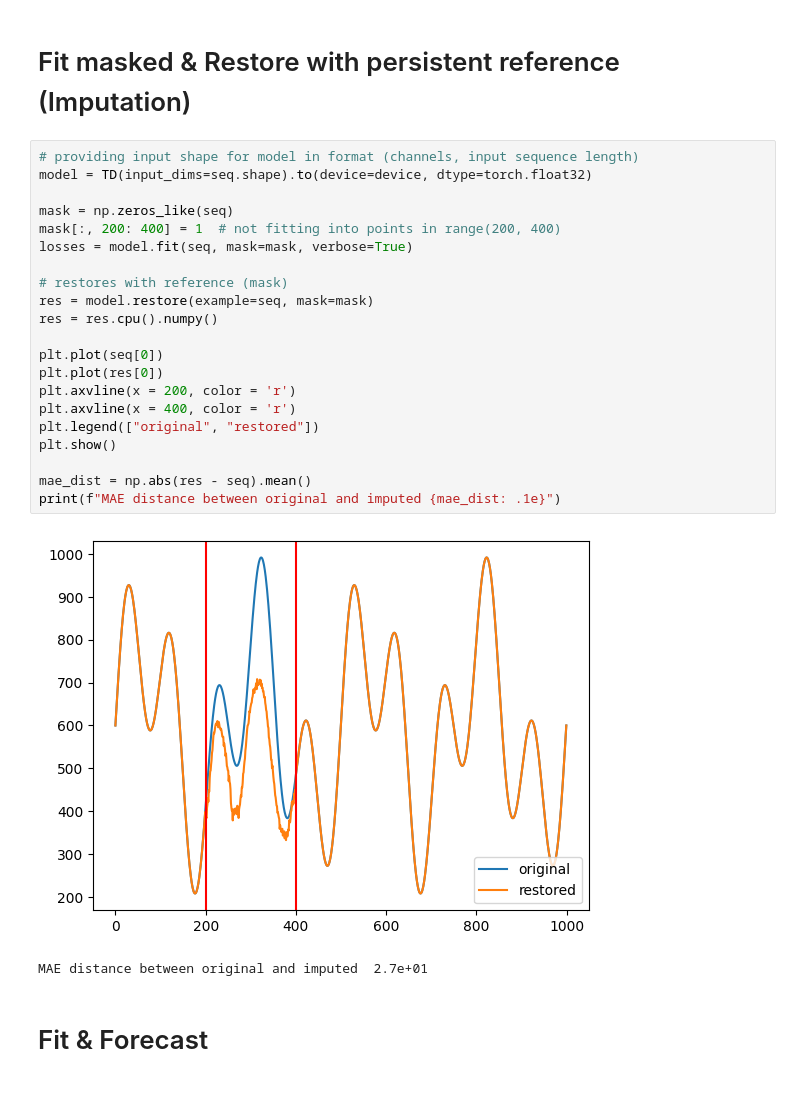
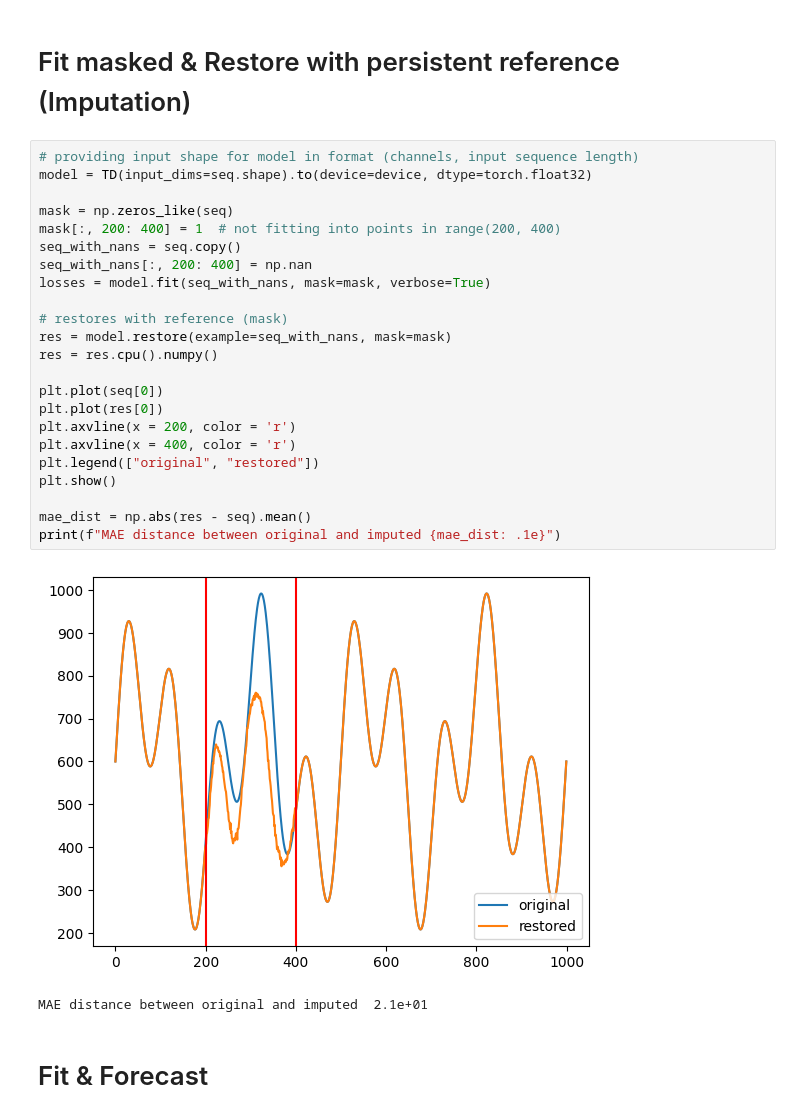
Before and after one commit to timetoai/TimeDiffusion, a Jupyter notebook: examples/example_1d_data.ipynb, the cells around one changed output. Saved outputs shown, nothing was run; the diff lists cells and outputs as text.

Commit message:
imputation example update with nans

```diff
--- a/examples/example_1d_data.ipynb
+++ b/examples/example_1d_data.ipynb
@@ -48,27 +48,29 @@ MAE distance between original and restored  3.2e+01
 # %%
 # providing input shape for model in format (channels, input sequence length)
 model = TD(input_dims=seq.shape).to(device=device, dtype=torch.float32)
 
 mask = np.zeros_like(seq)
 mask[:, 200: 400] = 1  # not fitting into points in range(200, 400)
-losses = model.fit(seq, mask=mask, verbose=True)
+seq_with_nans = seq.copy()
+seq_with_nans[:, 200: 400] = np.nan
+losses = model.fit(seq_with_nans, mask=mask, verbose=True)
 
 # restores with reference (mask)
-res = model.restore(example=seq, mask=mask)
+res = model.restore(example=seq_with_nans, mask=mask)
 res = res.cpu().numpy()
 
 plt.plot(seq[0])
 plt.plot(res[0])
 plt.axvline(x = 200, color = 'r')
 plt.axvline(x = 400, color = 'r')
 plt.legend(["original", "restored"])
 plt.show()
 
 mae_dist = np.abs(res - seq).mean()
 print(f"MAE distance between original and imputed {mae_dist: .1e}")
 # %% [output]
-[figure, old version]
+[figure, new version]
-MAE distance between original and imputed  2.7e+01
+MAE distance between original and imputed  2.1e+01
 # %% [markdown]
 # Fit & Forecast
 # %%
```
Also changed, not shown: parts of 1 cell of this notebook.
